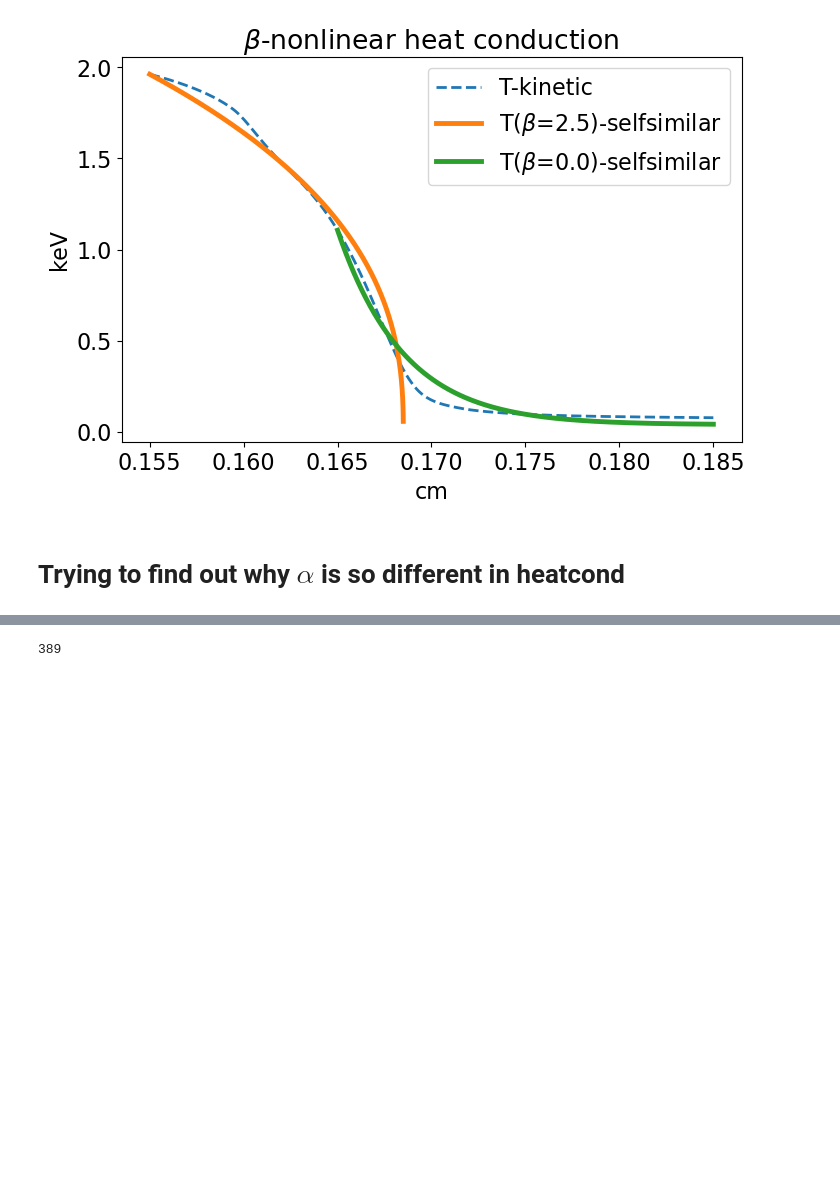
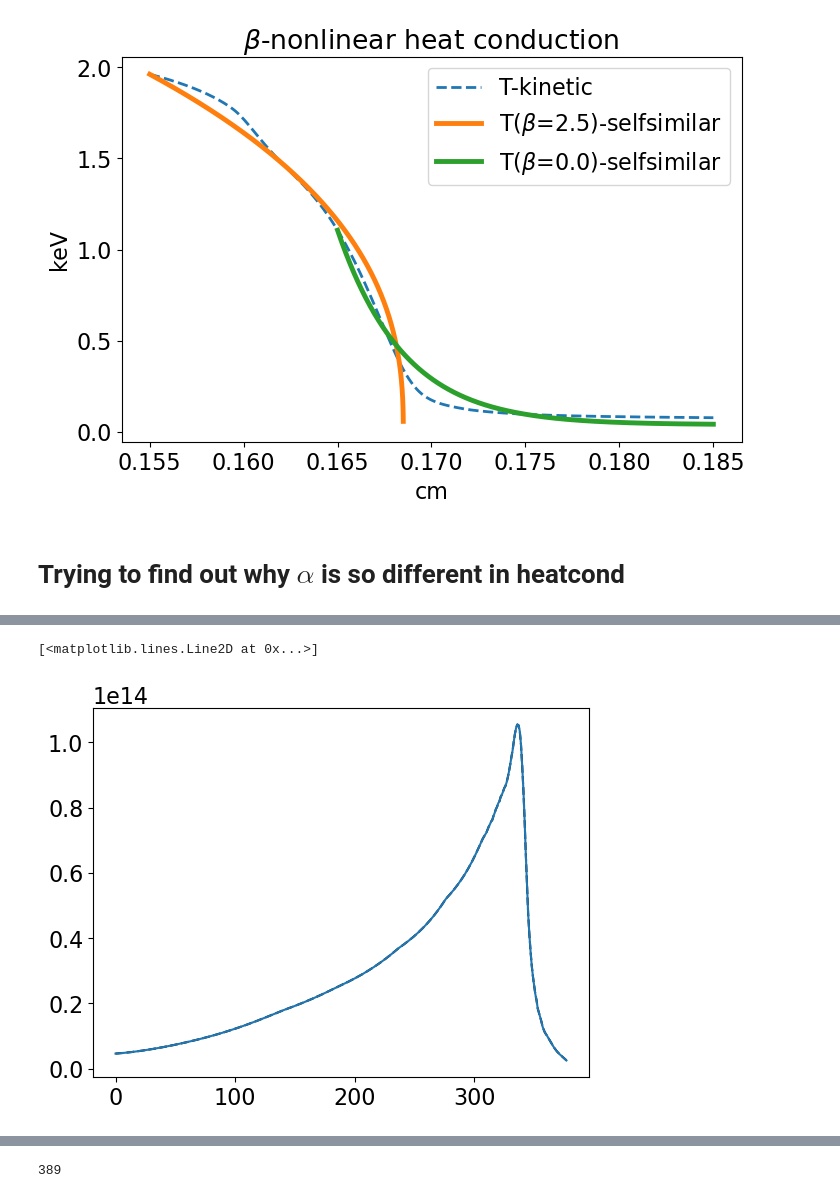
Before and after one commit to Lexmidan/nonloc_heatflux, a Jupyter notebook: PyTorch/NN-heatflux.ipynb, the cells around one changed output, grey strips where cells are left out. Saved outputs shown, nothing was run; the diff lists cells and outputs as text; code cells hidden in the pictures; blank space fills up the shorter version.

```diff
--- a/PyTorch/NN-heatflux.ipynb
+++ b/PyTorch/NN-heatflux.ipynb
@@ -310,2 +321,8 @@ deltax
+# %%
+plt.plot(values_prediction[::100], 'k--', label='Q-prediction')
+plt.plot(hflx)
+# %% [output]
+[<matplotlib.lines.Line2D at 0x...>]
+[figure, added]
 # %%
 plt.plot(values_alpha[::100], 'm--', label=r'$\alpha(x)$')
```
Also changed, not shown: parts of 14 cells of this notebook, 28 other files.
